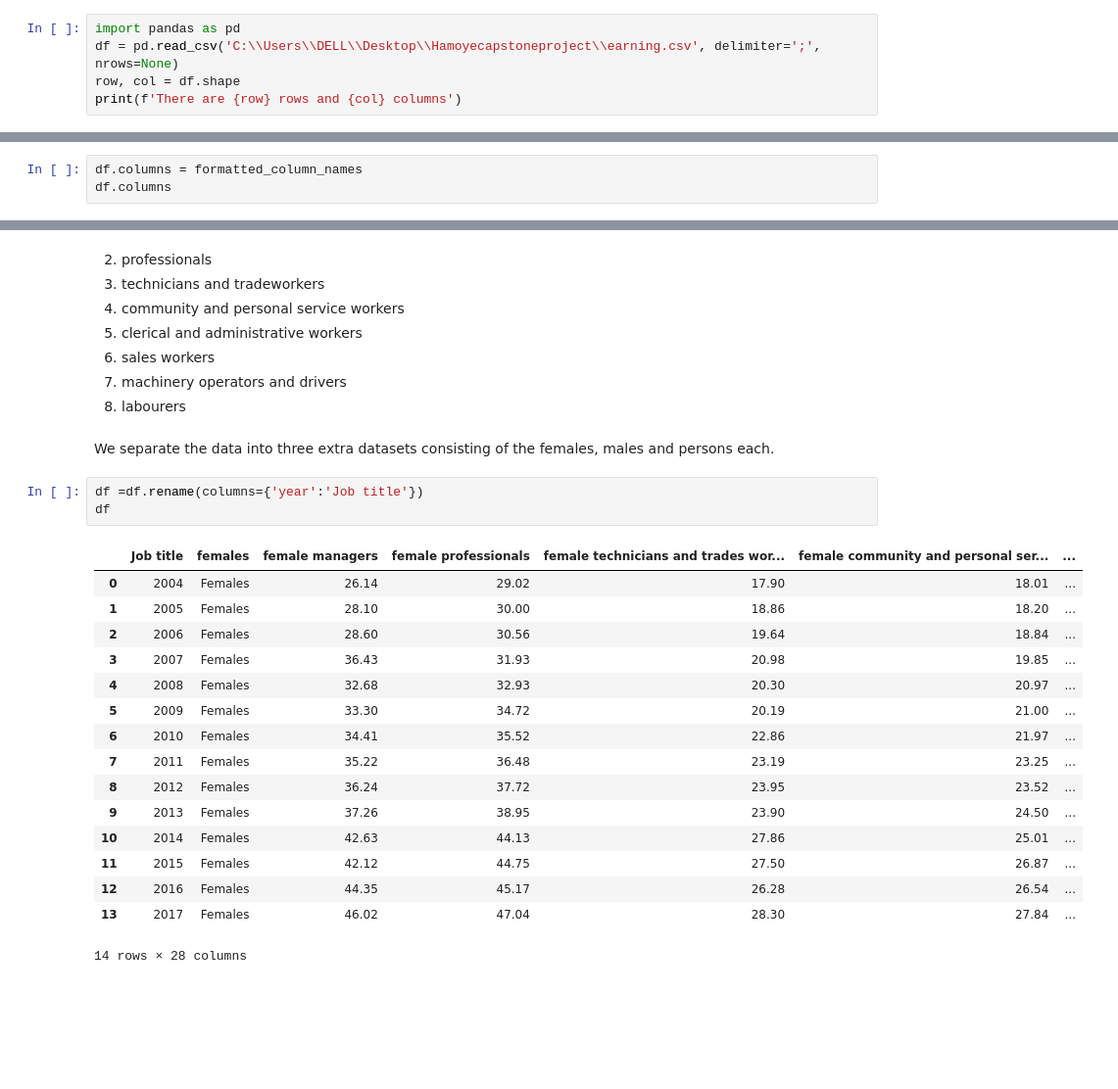
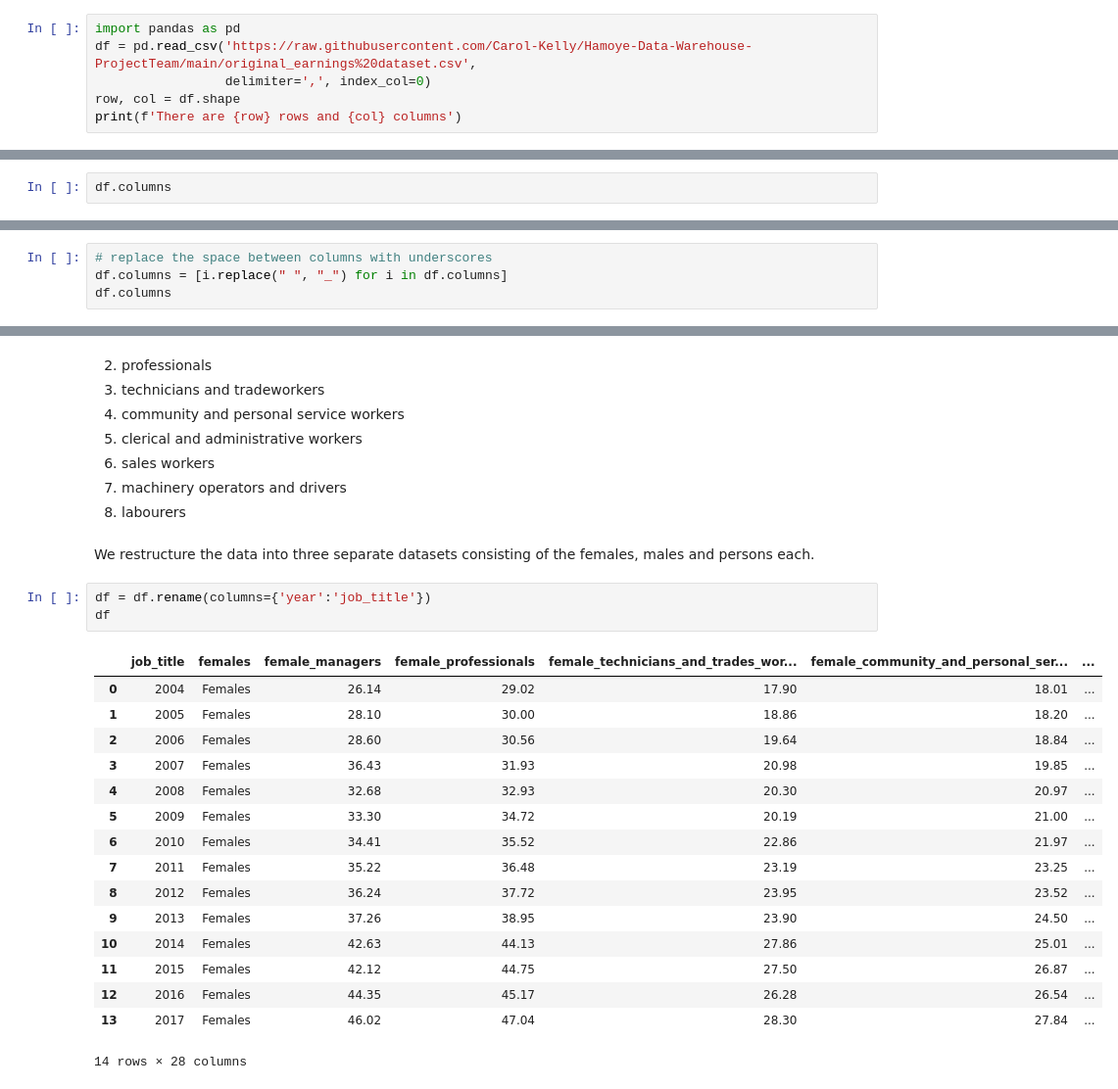
Before and after one commit to Carol-Kelly/Hamoye-Data-Warehouse-ProjectTeam, a Jupyter notebook: data preprocessing.ipynb, the cells around one changed output, grey strips where cells are left out. Shown at 98% size. Drawn from its saved outputs; the diff is of its cells as text; blank space fills up the shorter version.

```diff
--- a/data preprocessing.ipynb
+++ b/data preprocessing.ipynb
@@ -24,7 +32,8 @@ Average hourly earnings of females, males and persons
 load the data
 # %%
 import pandas as pd
-df = pd.read_csv('C:\\Users\\DELL\\Desktop\\Hamoyecapstoneproject\\earning.csv', delimiter=';', nrows=None)
+df = pd.read_csv('https://raw.githubusercontent.com/Carol-Kelly/Hamoye-Data-Warehouse-ProjectTeam/main/original_earnings%20dataset.csv',
+                 delimiter=',', index_col=0)
 row, col = df.shape
 print(f'There are {row} rows and {col} columns')
 # %% [output]
@@ -132,5 +120,4 @@ formatted_column_names = ['year',
 # %%
-df.columns = formatted_column_names
 df.columns
 # %% [output]
 Index(['year', 'females', 'female managers', 'female professionals',
@@ -154,0 +139,4 @@ df.to_csv('C:/Users/DELL/Desktop/Hamoyecapstoneproject/original_earnings dataset
+# %%
+# replace the space between columns with underscores
+df.columns = [i.replace(" ", "_") for i in df.columns]
+df.columns
@@ -164,12 +169,12 @@ Types of workers include:
 7. machinery operators and drivers
 8. labourers
 # %% [markdown]
-We separate the data into three extra datasets consisting of the females, males and persons each.
+We restructure the data into three separate datasets consisting of the females, males and persons each.
 # %%
-df =df.rename(columns={'year':'Job title'})
+df = df.rename(columns={'year':'job_title'})
 df
 # %% [output]
-|  | Job title | females | female managers | female professionals | female technicians and trades wor... | female community and personal ser... | ... |
+|  | job_title | females | female_managers | female_professionals | female_technicians_and_trades_wor... | female_community_and_personal_ser... | ... |
 | 0 | 2004 | Females | 26.14 | 29.02 | 17.90 | 18.01 | ... |
 | 1 | 2005 | Females | 28.10 | 30.00 | 18.86 | 18.20 | ... |
 | 2 | 2006 | Females | 28.60 | 30.56 | 19.64 | 18.84 | ... |
```
Also changed, not shown: parts of 22 cells of this notebook.
